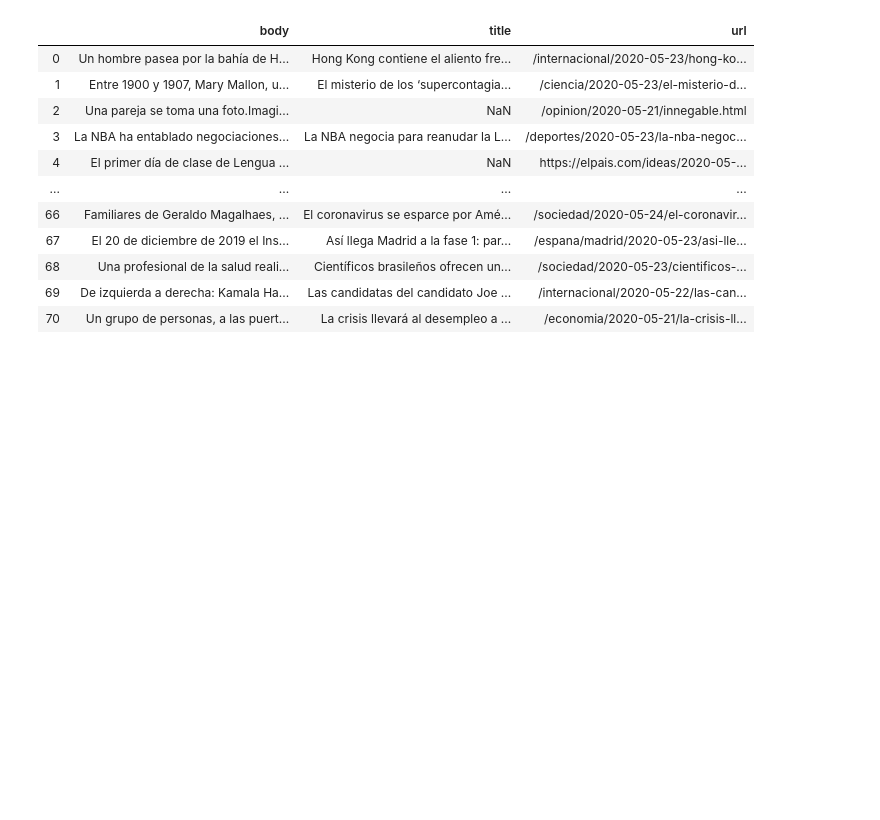
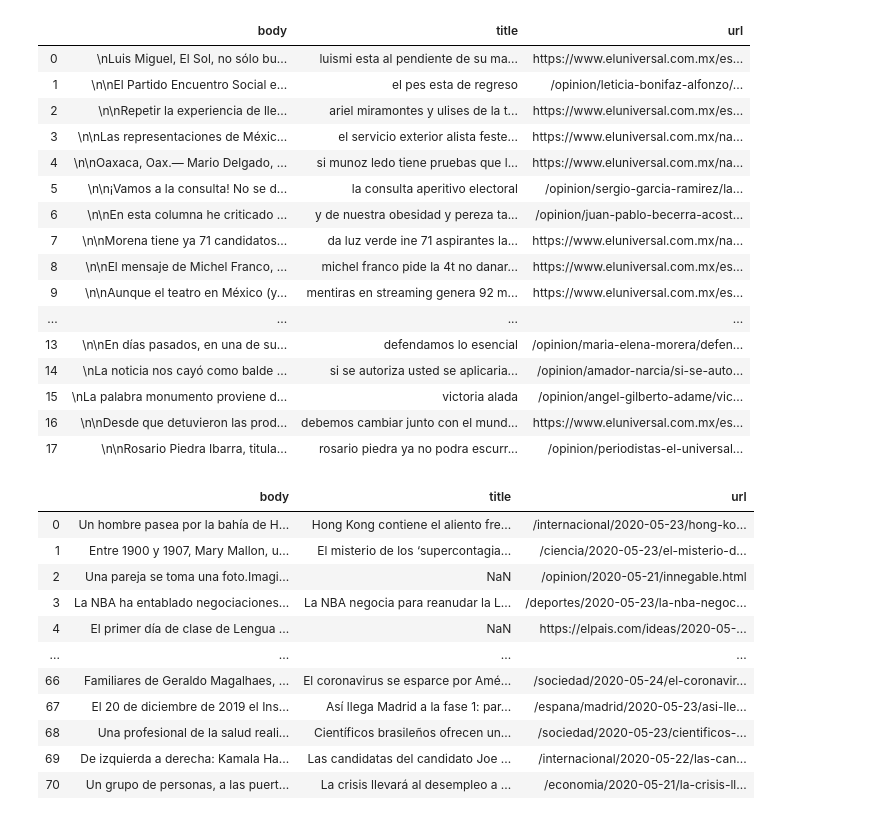
Before and after one commit to MiltonCalamaro/Data-Engineer-Course, a Jupyter notebook: Limpieza_Visualizacion_News.ipynb, the cells around one changed output. Drawn from its saved outputs; the diff is of its cells as text; code cells hidden in the pictures; blank space fills up the shorter version.

```diff
--- a/Limpieza_Visualizacion_News.ipynb
+++ b/Limpieza_Visualizacion_News.ipynb
@@ -1,6 +1,28 @@
 # %%
 import numpy as np
 import pandas as pd
+# %%
+df = pd.read_csv('extract/eluniversal_articles.csv', sep = ',')
+df['title'] = df['url'].apply(lambda x:x.split('/')[-1]).apply(lambda x: x.replace('-', ' '))
+df
+# %% [output]
+|  | body | title | url |
+| 0 | \nLuis Miguel, El Sol, no sólo bu... | luismi esta al pendiente de su ma... | https://www.eluniversal.com.mx/es... |
+| 1 | \n\nEl Partido Encuentro Social e... | el pes esta de regreso | /opinion/leticia-bonifaz-alfonzo/... |
+| 2 | \n\nRepetir la experiencia de lle... | ariel miramontes y ulises de la t... | https://www.eluniversal.com.mx/es... |
+| 3 | \n\nLas representaciones de Méxic... | el servicio exterior alista feste... | https://www.eluniversal.com.mx/na... |
+| 4 | \n\nOaxaca, Oax.— Mario Delgado, ... | si munoz ledo tiene pruebas que l... | https://www.eluniversal.com.mx/na... |
+| 5 | \n\n¡Vamos a la consulta! No se d... | la consulta aperitivo electoral | /opinion/sergio-garcia-ramirez/la... |
+| 6 | \n\nEn esta columna he criticado ... | y de nuestra obesidad y pereza ta... | /opinion/juan-pablo-becerra-acost... |
+| 7 | \n\nMorena tiene ya 71 candidatos... | da luz verde ine 71 aspirantes la... | https://www.eluniversal.com.mx/na... |
+| 8 | \n\nEl mensaje de Michel Franco, ... | michel franco pide la 4t no danar... | https://www.eluniversal.com.mx/es... |
+| 9 | \n\nAunque el teatro en México (y... | mentiras en streaming genera 92 m... | https://www.eluniversal.com.mx/es... |
+| ... | ... | ... | ... |
+| 13 | \n\nEn días pasados, en una de su... | defendamos lo esencial | /opinion/maria-elena-morera/defen... |
+| 14 | \nLa noticia nos cayó como balde ... | si se autoriza usted se aplicaria... | /opinion/amador-narcia/si-se-auto... |
+| 15 | \nLa palabra monumento proviene d... | victoria alada | /opinion/angel-gilberto-adame/vic... |
+| 16 | \n\nDesde que detuvieron las prod... | debemos cambiar junto con el mund... | https://www.eluniversal.com.mx/es... |
+| 17 | \n\nRosario Piedra Ibarra, titula... | rosario piedra ya no podra escurr... | /opinion/periodistas-el-universal... |
 # %%
 el_pais=pd.read_csv("elpais_articles.csv")
 el_pais
```
Also changed, not shown: 10 other files.
